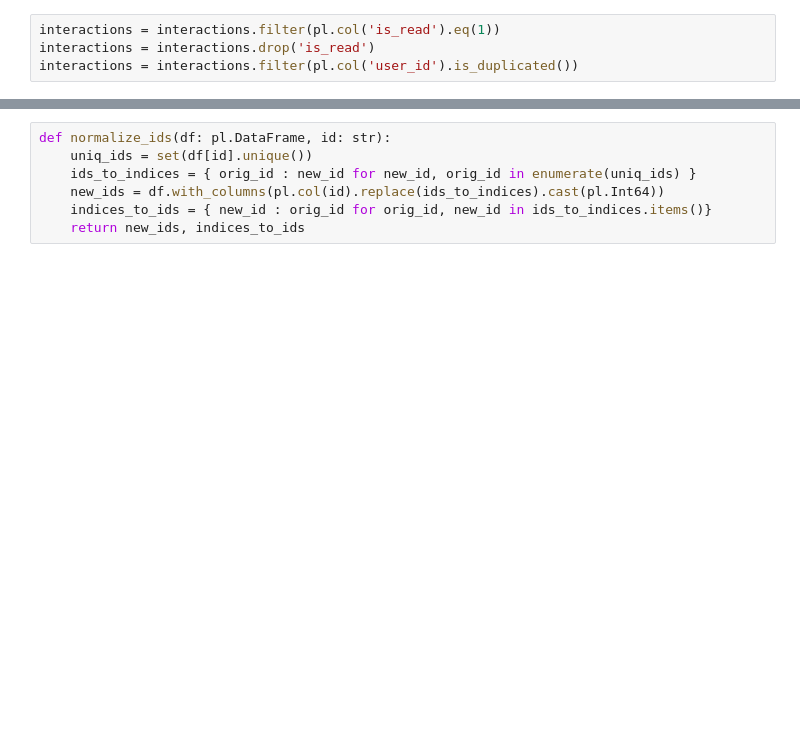
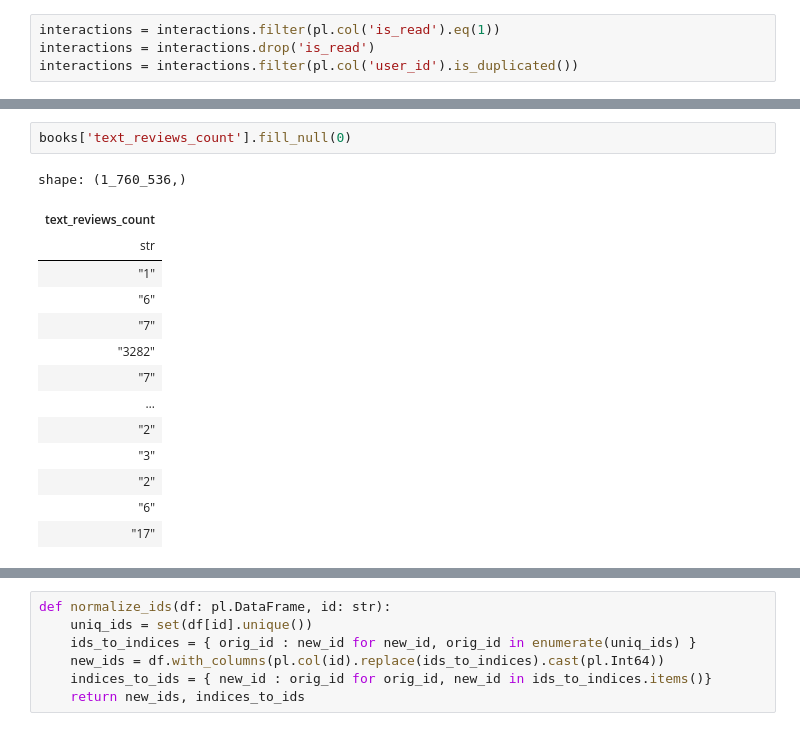
Before and after one commit to yorkwmsoe/csc6711-final-project, a Jupyter notebook: project.ipynb, the cells around one changed output, grey strips where cells are left out. Saved outputs shown, nothing was run; the diff lists cells and outputs as text; blank space fills up the shorter version.

```diff
--- a/project.ipynb
+++ b/project.ipynb
@@ -107,0 +334,17 @@ interactions = interactions.filter(pl.col('user_id').is_duplicated())
+# %%
+books['text_reviews_count'].fill_null(0)
+# %% [output]
+shape: (1_760_536,)
+| text_reviews_count |
+| str |
+| "1" |
+| "6" |
+| "7" |
+| "3282" |
+| "7" |
+| … |
+| "2" |
+| "3" |
+| "2" |
+| "6" |
+| "17" |
```
Also changed, not shown: parts of 42 cells of this notebook.
